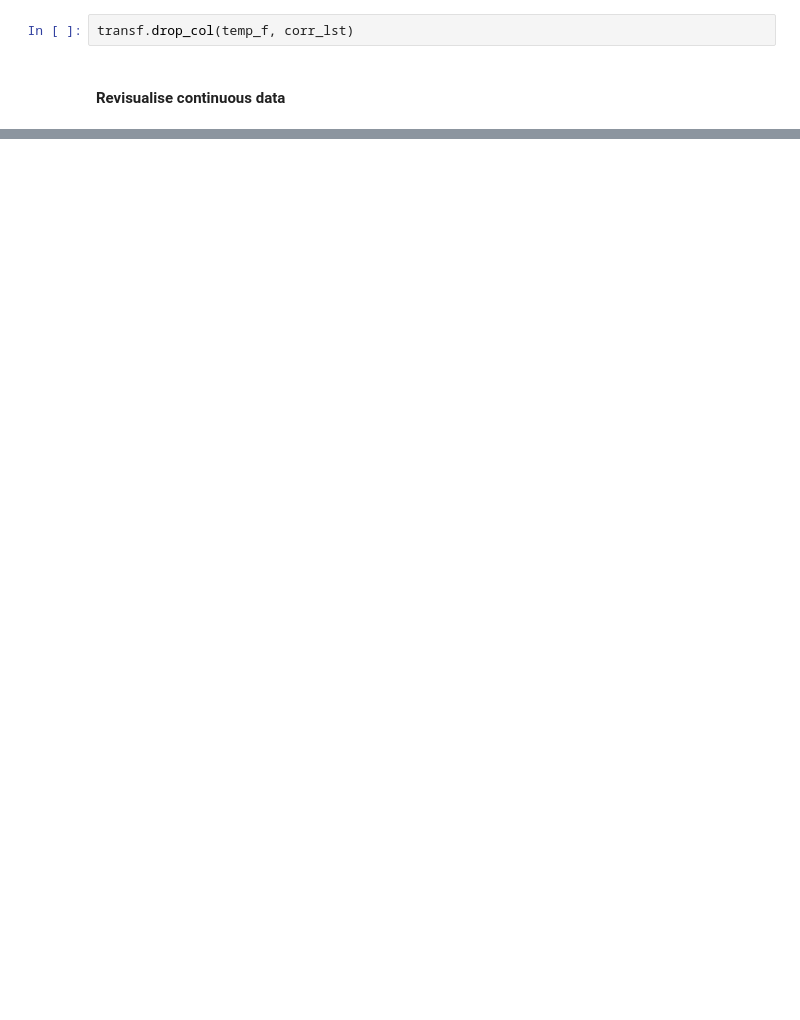
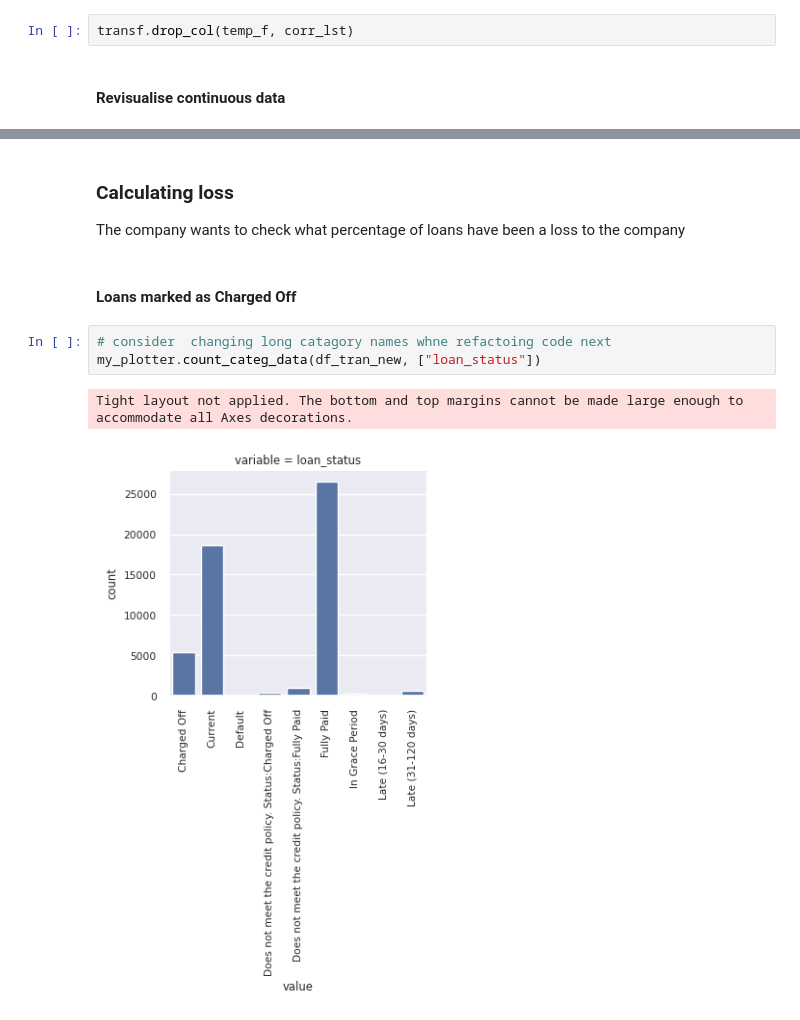
Before and after one commit to drsimonturega/Exploratory-Data-Analysis---Customer-Loans-in-Finance, a Jupyter notebook: EDA.ipynb, the cells around one changed output, grey strips where cells are left out. Cells and saved outputs as stored; diff of their text form; blank space fills up the shorter version.

```diff
--- a/EDA.ipynb
+++ b/EDA.ipynb
@@ -664,0 +755,11 @@ None
+# %% [markdown]
+### Calculating loss
+The company wants to check what percentage of loans have been a loss to the company
+# %% [markdown]
+#### Loans marked as Charged Off
+# %%
+# consider  changing long catagory names whne refactoing code next
+my_plotter.count_categ_data(df_tran_new, ["loan_status"])
+# %% [output]
+Tight layout not applied. The bottom and top margins cannot be made large enough to accommodate all Axes decorations.
+[figure, added]
```
Also changed, not shown: parts of 53 cells of this notebook, 5 other files.
